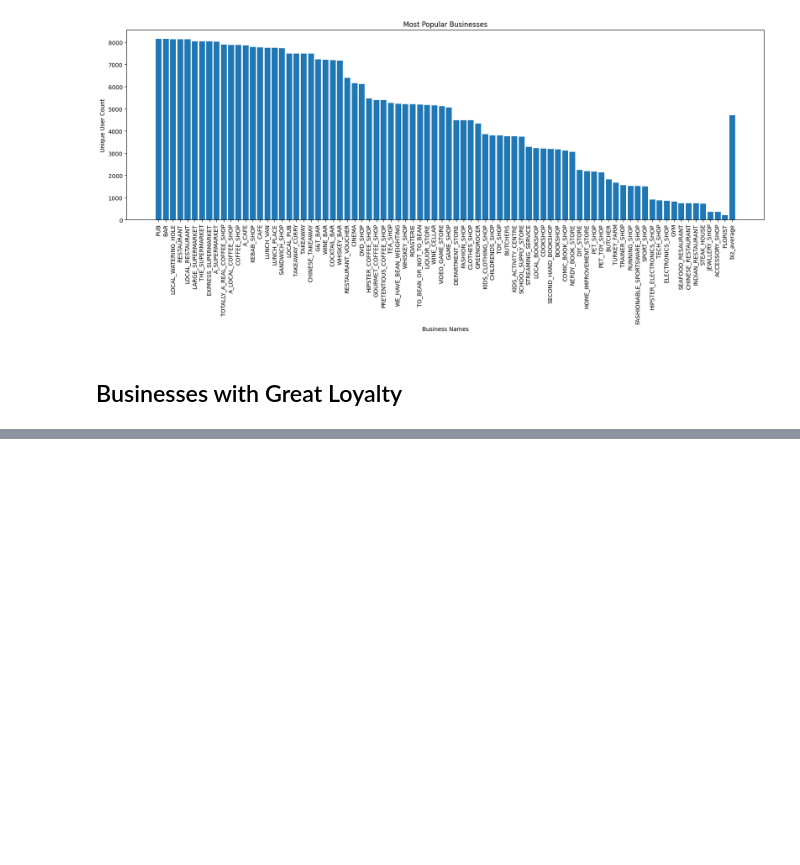
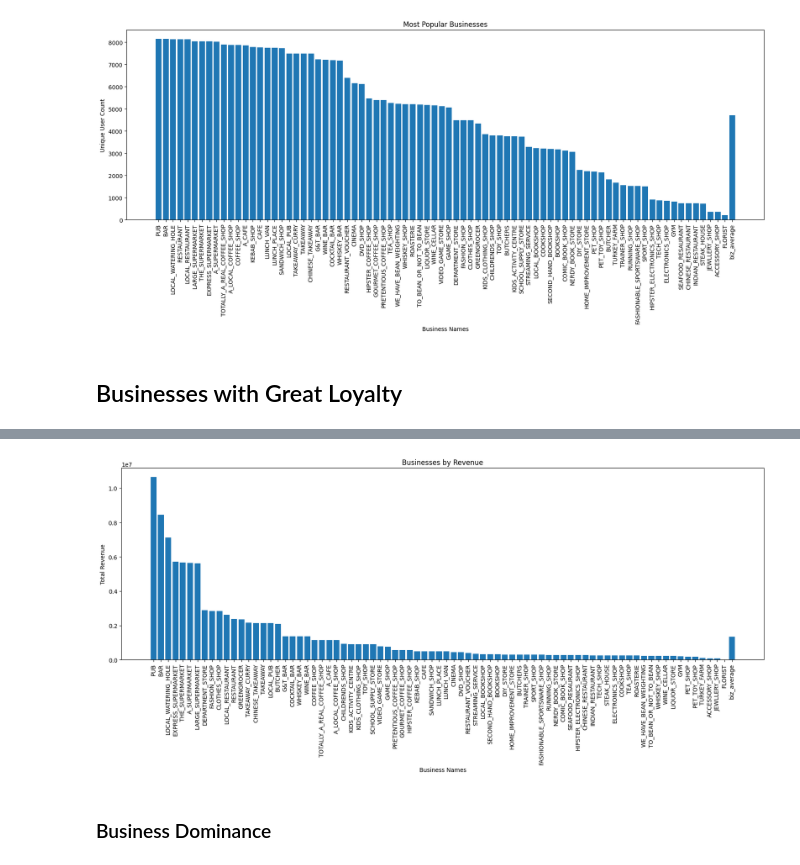
Before and after one commit to janthonas/LloydsBG-Project, a Jupyter notebook: Business Analysis.ipynb, the cells around one changed output, grey strips where cells are left out. Drawn from its saved outputs; the diff is of its cells as text; code cells hidden in the pictures; blank space fills up the shorter version.

```diff
--- a/Business Analysis.ipynb
+++ b/Business Analysis.ipynb
@@ -71,0 +93,28 @@ pop_biz = biz_df.sort_values(by='unique_cust_count', ascending=False)
+# %%
+# Finds the average of the tx counts
+tx_sum_list = list(biz_df['tx_sum_gbp'])
+tx_sum_avg = mean(tx_sum_list)
+
+# Sorts dataframe by this new column
+rich_biz = biz_df.sort_values(by='tx_sum_gbp', ascending=False)
+
+# Create two lists of this information
+rich_biz_names = list(rich_biz['name'])
+rich_biz_names.append('biz_average')
+rich_biz_sum = list(rich_biz['tx_sum_gbp'])
+rich_biz_sum.append(tx_sum_avg)
+# %%
+plt.figure(figsize=(20, 6))
+
+plt.bar(rich_biz_names, rich_biz_sum)
+plt.xticks(rotation=90)
+
+plt.xlabel('Business Names')
+plt.ylabel('Total Revenue')
+plt.title('Businesses by Revenue')
+
+plt.show()
+# %% [output]
+[figure, added]
+# %% [markdown]
+### Business Dominance
```
Also changed, not shown: parts of 7 cells of this notebook.
